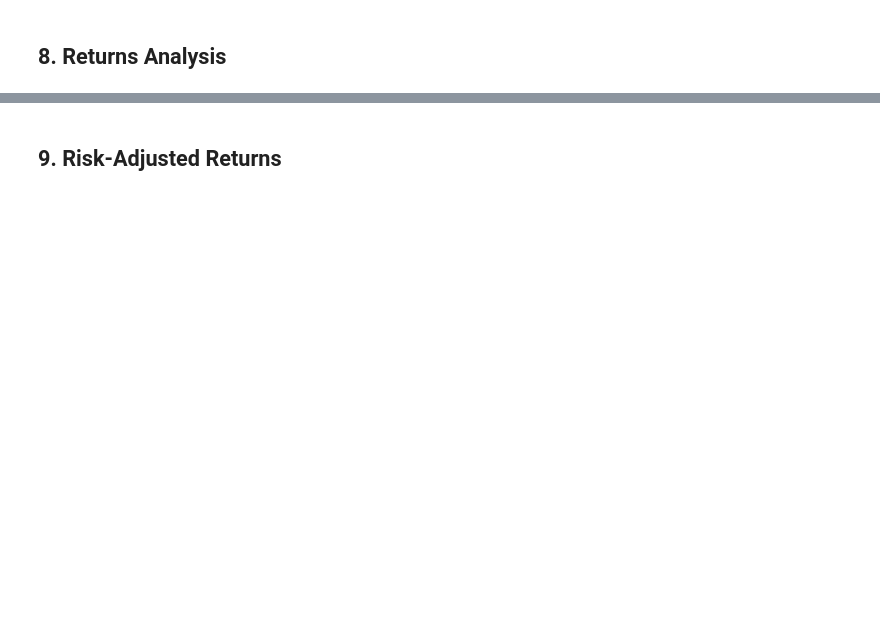
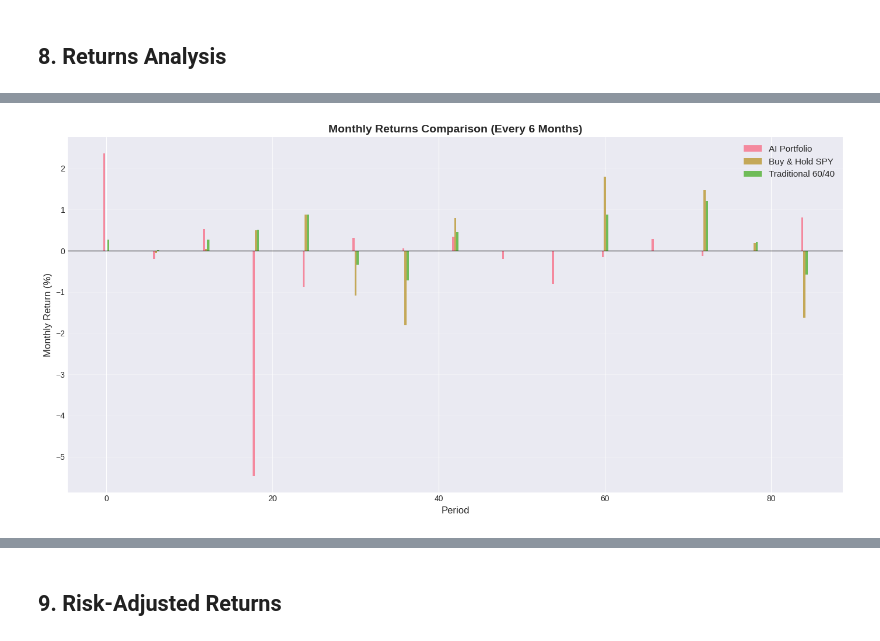
Before and after one commit to FranklineMisango/Algorithmic_Trading_and_HFT_Research, a Jupyter notebook: Algorithmic_Strategies/AI_Enhanced_6040_Portfolio/03_backtest_analysis.ipynb, the cells around one changed output, grey strips where cells are left out. Drawn from its saved outputs; the diff is of its cells as text; code cells hidden in the pictures; blank space fills up the shorter version.

```diff
--- a/Algorithmic_Strategies/AI_Enhanced_6040_Portfolio/03_backtest_analysis.ipynb
+++ b/Algorithmic_Strategies/AI_Enhanced_6040_Portfolio/03_backtest_analysis.ipynb
@@ -267,29 +458,32 @@ plt.show()
 # %%
 # Monthly returns comparison
 fig, ax = plt.subplots(figsize=(14, 7))
 
 x = np.arange(len(ai_results))
 width = 0.25
 
 for idx, (name, results) in enumerate(strategies.items()):
     offset = (idx - 1) * width
     returns_pct = results['Returns'] * 100
-    color = f'C{idx}'
 
-    # Only plot every 6th bar to avoid clutter
     plot_indices = x[::6]
     plot_returns = returns_pct.values[::6]
+    min_len = min(len(plot_indices), len(plot_returns))
+    plot_indices = plot_indices[:min_len]
+    plot_returns = plot_returns[:min_len]
 
     ax.bar(plot_indices + offset, plot_returns, width, label=name, alpha=0.8)
 
 ax.set_xlabel('Period', fontsize=12)
 ax.set_ylabel('Monthly Return (%)', fontsize=12)
 ax.set_title('Monthly Returns Comparison (Every 6 Months)', fontsize=14, fontweight='bold')
 ax.legend(fontsize=11)
 ax.axhline(y=0, color='black', linestyle='-', linewidth=0.8)
 ax.grid(True, alpha=0.3, axis='y')
 plt.tight_layout()
 plt.show()
+# %% [output]
+[figure, added]
 # %%
 # Rolling metrics
 window = 12  # 12-month rolling window
```
Also changed, not shown: parts of 24 cells of this notebook, 4 other files.
